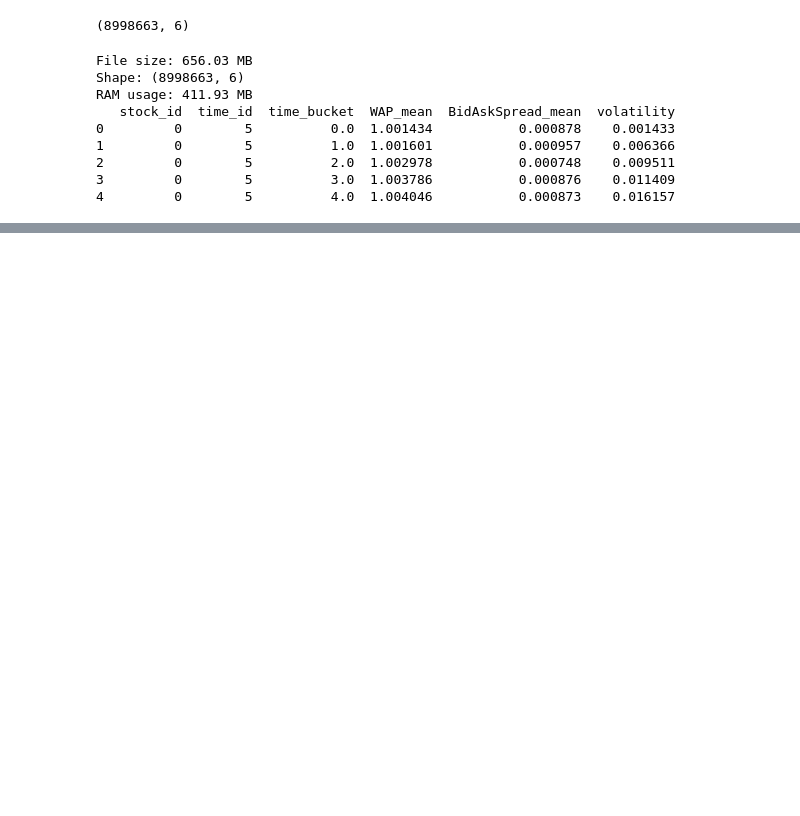
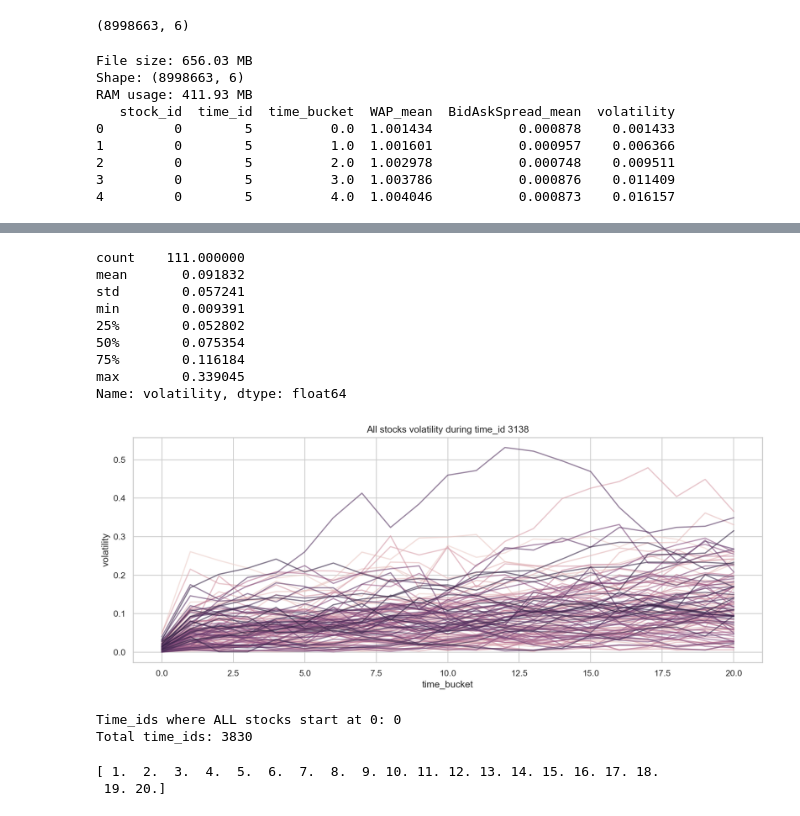
Before and after one commit to ji1isu/DATA3888G08, a Jupyter notebook: asst.ipynb, the cells around one changed output, grey strips where cells are left out. Drawn from its saved outputs; the diff is of its cells as text; code cells hidden in the pictures; blank space fills up the shorter version.

```diff
--- a/asst.ipynb
+++ b/asst.ipynb
@@ -105,0 +192,35 @@ RAM usage: 411.93 MB
+# %%
+turbulent = df[df['time_id'] == 3138]
+print(turbulent.groupby('stock_id')['volatility'].mean().describe())
+
+# Plot volatility across buckets during that time_id
+sns.lineplot(data=turbulent, x='time_bucket', y='volatility',
+             hue='stock_id', legend=False, alpha=0.6)
+plt.title('All stocks volatility during time_id 3138')
+plt.tight_layout()
+plt.show()
+# %% [output]
+count    111.000000
+mean       0.091832
+std        0.057241
+min        0.009391
+25%        0.052802
+50%        0.075354
+75%        0.116184
+max        0.339045
+Name: volatility, dtype: float64
+[figure, added]
+# %%
+bucket0 = df[df['time_bucket'] == 0]
+zero_starts = bucket0.groupby('time_id')['volatility'].max()
+print(f"Time_ids where ALL stocks start at 0: {(zero_starts == 0).sum()}")
+print(f"Total time_ids: {df['time_id'].nunique()}")
+# %% [output]
+Time_ids where ALL stocks start at 0: 0
+Total time_ids: 3830
+# %%
+df1 = df[df['time_bucket'] != 0]
+print(df1['time_bucket'].unique())
+# %% [output]
+[ 1.  2.  3.  4.  5.  6.  7.  8.  9. 10. 11. 12. 13. 14. 15. 16. 17. 18.
+ 19. 20.]
```
Also changed, not shown: parts of 16 cells of this notebook.
